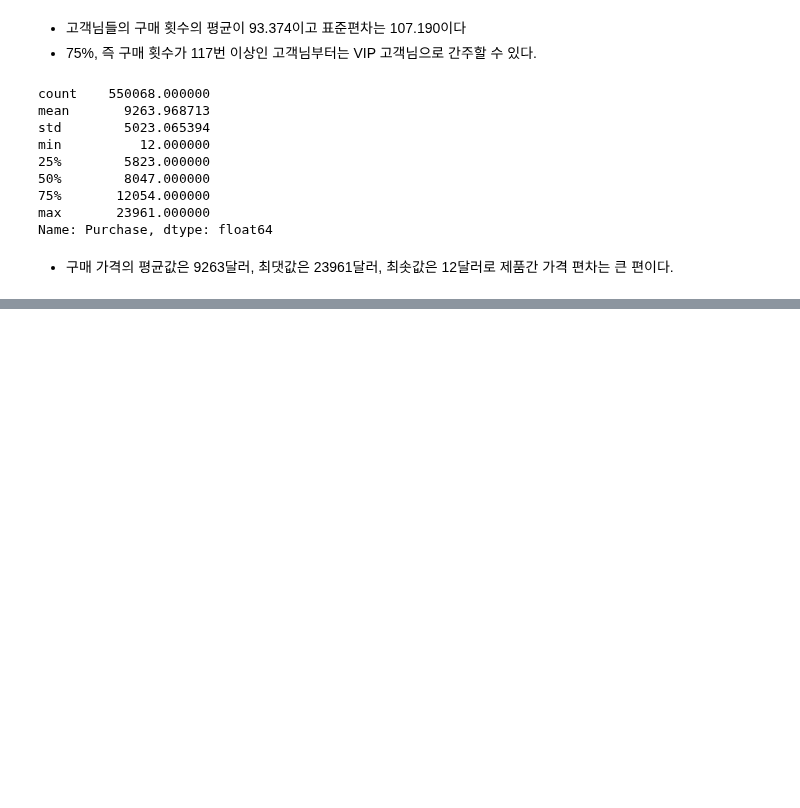
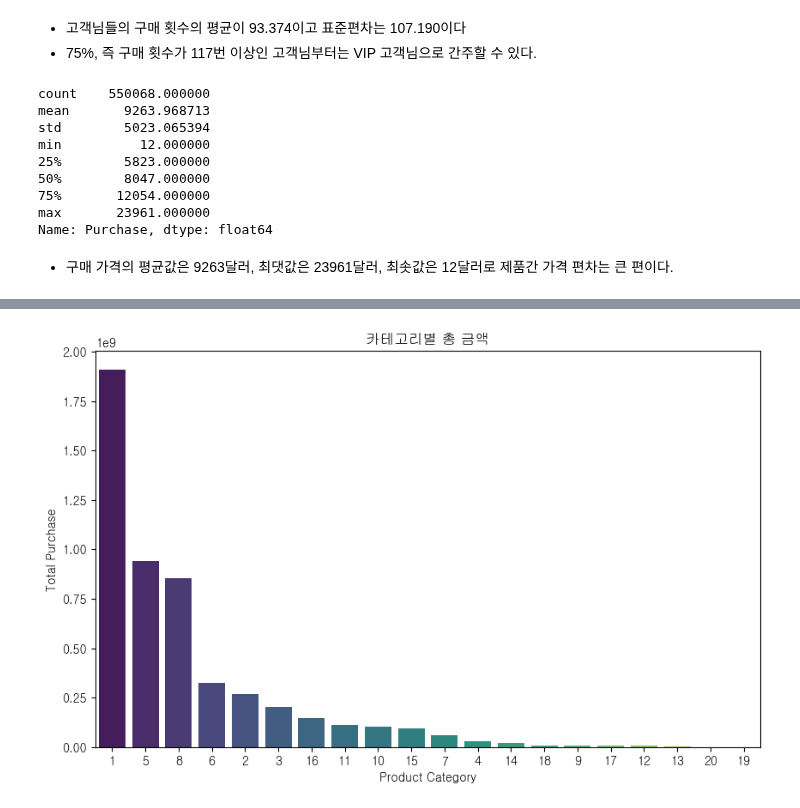
Before and after one commit to jiyoung1634/hipython_rep, a Jupyter notebook: 02_data_anal_proj/분석보고서2.ipynb, the cells around one changed output, grey strips where cells are left out. Cells and saved outputs as stored; diff of their text form; code cells hidden in the pictures; blank space fills up the shorter version.

```diff
--- a/02_data_anal_proj/분석보고서2.ipynb
+++ b/02_data_anal_proj/분석보고서2.ipynb
@@ -154,0 +200,13 @@ plt.show()
+# %%
+#각 카테고리에서 발생한 총 Purchase 금액 비교
+import seaborn as sns
+
+total_purchase_by_category = df.groupby('Product_Category')['Purchase'].sum().sort_values(ascending=False)   #내림차순 정렬
+plt.figure(figsize=(10,6))
+sns.barplot(x=total_purchase_by_category.index.astype(str), y=total_purchase_by_category.values, palette='viridis')
+plt.title('카테고리별 총 금액')
+plt.xlabel('Product Category')
+plt.ylabel('Total Purchase')
+plt.show()
+# %% [output]
+[figure, added]
```
Also changed, not shown: parts of 24 cells of this notebook.
